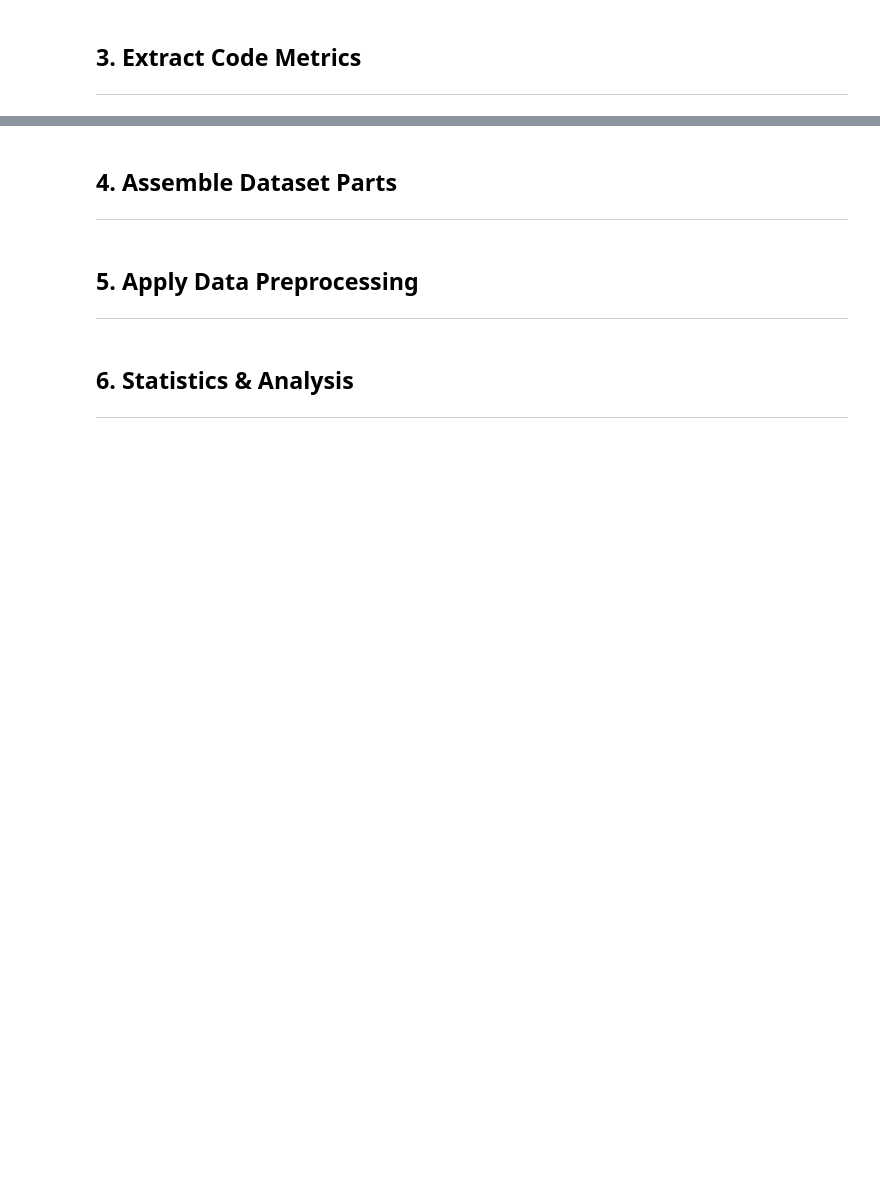
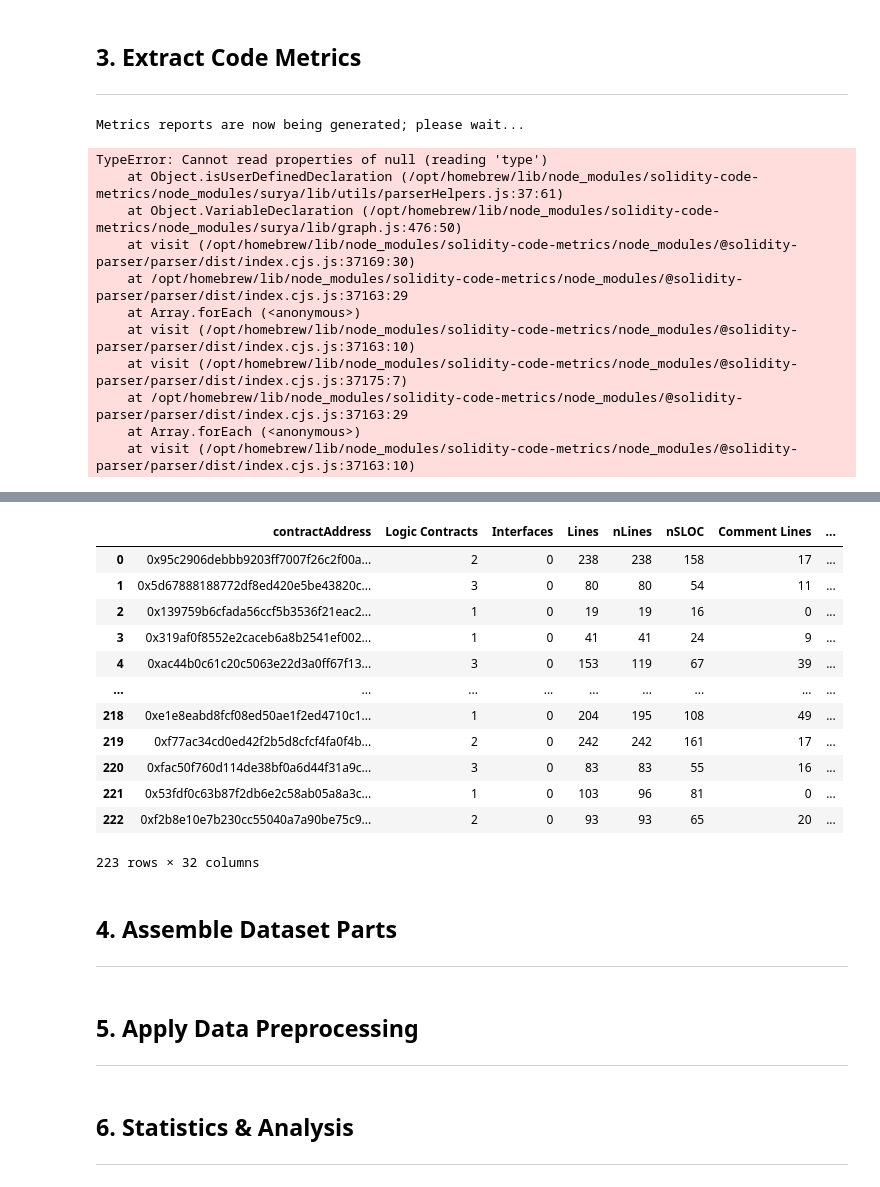
Before and after one commit to DIVE4Data/DIVE, a Jupyter notebook: Exp1_FiveExtractedDatasets.ipynb, the cells around one changed output, grey strips where cells are left out. Saved outputs shown, nothing was run; the diff lists cells and outputs as text; code cells hidden in the pictures; blank space fills up the shorter version.

```diff
--- a/Exp1_FiveExtractedDatasets.ipynb
+++ b/Exp1_FiveExtractedDatasets.ipynb
@@ -75,3 +228,18 @@ get_ContractFeatures(FeatureType=['All'],addresses=eThorAddresses,DatasetName='e
 # %% [markdown]
 ## **3. Extract Code Metrics**
 ---
+# %%
+get_CodeMetrics(SamplesFolderName ='eThor',SamplesDirPath = '',DatasetName = 'eThor')
+# %% [output]
+Metrics reports are now being generated; please wait...
+TypeError: Cannot read properties of null (reading 'type')
+    at Object.isUserDefinedDeclaration (/opt/homebrew/lib/node_modules/solidity-code-metrics/node_modules/surya/lib/utils/parserHelpers.js:37:61)
+    at Object.VariableDeclaration (/opt/homebrew/lib/node_modules/solidity-code-metrics/node_modules/surya/lib/graph.js:476:50)
+    at visit (/opt/homebrew/lib/node_modules/solidity-code-metrics/node_modules/@solidity-parser/parser/dist/index.cjs.js:37169:30)
+    at /opt/homebrew/lib/node_modules/solidity-code-metrics/node_modules/@solidity-parser/parser/dist/index.cjs.js:37163:29
+    at Array.forEach (<anonymous>)
+    at visit (/opt/homebrew/lib/node_modules/solidity-code-metrics/node_modules/@solidity-parser/parser/dist/index.cjs.js:37163:10)
+    at visit (/opt/homebrew/lib/node_modules/solidity-code-metrics/node_modules/@solidity-parser/parser/dist/index.cjs.js:37175:7)
+    at /opt/homebrew/lib/node_modules/solidity-code-metrics/node_modules/@solidity-parser/parser/dist/index.cjs.js:37163:29
+    at Array.forEach (<anonymous>)
+    at visit (/opt/homebrew/lib/node_modules/solidity-code-metrics/node_modules/@solidity-parser/parser/dist/index.cjs.js:37163:10)
@@ -78,3 +263,16 @@ get_ContractFeatures(FeatureType=['All'],addresses=eThorAddresses,DatasetName='e
+|  | contractAddress | Logic Contracts | Interfaces | Lines | nLines | nSLOC | Comment Lines | ... |
+| 0 | 0x95c2906debbb9203ff7007f26c2f00a... | 2 | 0 | 238 | 238 | 158 | 17 | ... |
+| 1 | 0x5d67888188772df8ed420e5be43820c... | 3 | 0 | 80 | 80 | 54 | 11 | ... |
+| 2 | 0x139759b6cfada56ccf5b3536f21eac2... | 1 | 0 | 19 | 19 | 16 | 0 | ... |
+| 3 | 0x319af0f8552e2caceb6a8b2541ef002... | 1 | 0 | 41 | 41 | 24 | 9 | ... |
+| 4 | 0xac44b0c61c20c5063e22d3a0ff67f13... | 3 | 0 | 153 | 119 | 67 | 39 | ... |
+| ... | ... | ... | ... | ... | ... | ... | ... | ... |
+| 218 | 0xe1e8eabd8fcf08ed50ae1f2ed4710c1... | 1 | 0 | 204 | 195 | 108 | 49 | ... |
+| 219 | 0xf77ac34cd0ed42f2b5d8cfcf4fa0f4b... | 2 | 0 | 242 | 242 | 161 | 17 | ... |
+| 220 | 0xfac50f760d114de38bf0a6d44f31a9c... | 3 | 0 | 83 | 83 | 55 | 16 | ... |
+| 221 | 0x53fdf0c63b87f2db6e2c58ab05a8a3c... | 1 | 0 | 103 | 96 | 81 | 0 | ... |
+| 222 | 0xf2b8e10e7b230cc55040a7a90be75c9... | 2 | 0 | 93 | 93 | 65 | 20 | ... |
+223 rows × 32 columns
 # %% [markdown]
 ## **4. Assemble Dataset Parts**
 ---
```
Also changed, not shown: parts of 15 cells of this notebook, 53 other files.
